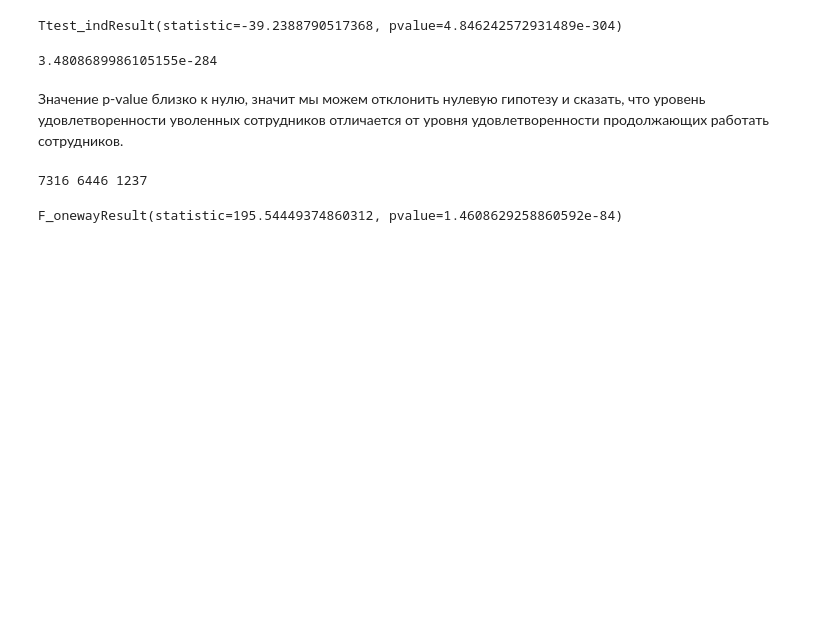
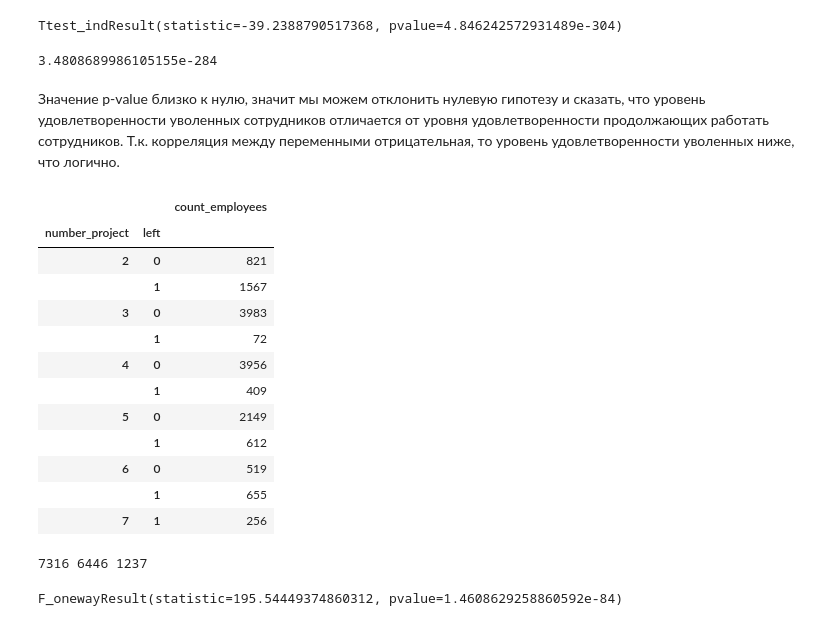
Before and after one commit to Anastasiya-Melnikova/netology_pyda, a Jupyter notebook: Итоговая работа/HR_finish_work.ipynb, the cells around one changed output. Cells and saved outputs as stored; diff of their text form; code cells hidden in the pictures; blank space fills up the shorter version.

```diff
--- a/Итоговая работа/HR_finish_work.ipynb
+++ b/Итоговая работа/HR_finish_work.ipynb
@@ -336,7 +397,30 @@ print(p_value)
 # %% [output]
 3.4808689986105155e-284
 # %% [markdown]
-Значение p-value близко к нулю, значит мы можем отклонить нулевую гипотезу и сказать, что уровень удовлетворенности уволенных сотрудников отличается от уровня удовлетворенности продолжающих работать сотрудников.
+Значение p-value близко к нулю, значит мы можем отклонить нулевую гипотезу и сказать, что уровень удовлетворенности уволенных сотрудников отличается от уровня удовлетворенности продолжающих работать сотрудников. Т.к. корреляция между переменными отрицательная, то уровень удовлетворенности уволенных ниже, что логично.
+# %%
+# вторым по значимости атрибутом стоит "номер проекта", с помощью группировки посмотрим на соотношение
+# работающих/уволенных по всем проектам
+project_and_left = df.groupby(['number_project', 'left']).count()[['salary']]
+project_and_left.rename(columns={'salary': 'count_employees'}, inplace=True)
+project_and_left
+# из таблицы видим, что над седьмым проектом уже никто не работает, видимо, он закрыт,
+# в шестом проекте уволенных больше, чем работающих, вероятно очень большая текучесть кадров,
+# самый успешный проект по соотношению работает/уволен - это проект №3, уволенных меньше 2%
+# %% [output]
+|  |  | count_employees |
+| number_project | left |  |
+| 2 | 0 | 821 |
+|  | 1 | 1567 |
+| 3 | 0 | 3983 |
+|  | 1 | 72 |
+| 4 | 0 | 3956 |
+|  | 1 | 409 |
+| 5 | 0 | 2149 |
+|  | 1 | 612 |
+| 6 | 0 | 519 |
+|  | 1 | 655 |
+| 7 | 1 | 256 |
 # %%
 # 2. С помощью однофакторного дисперсионного анализа с применением множественного теста ANOVA проверим гипотезу:
 # уровень зарплаты (низкая, средняя и высокая) не влияет на увольнение
```
Also changed, not shown: parts of 7 cells of this notebook.
